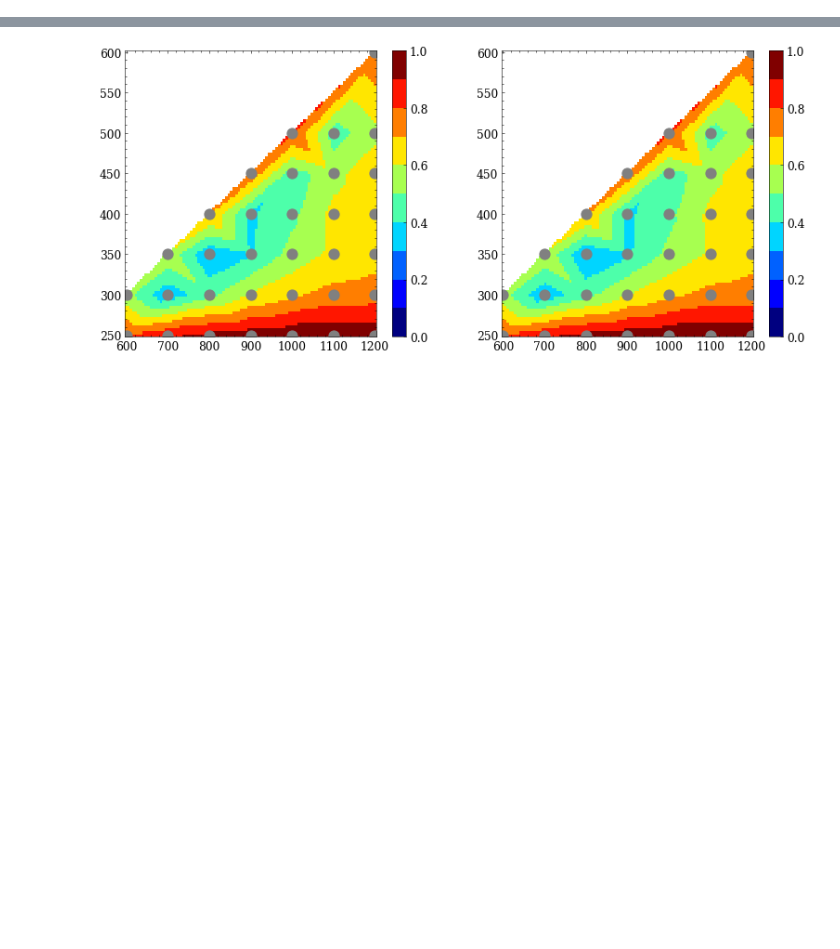
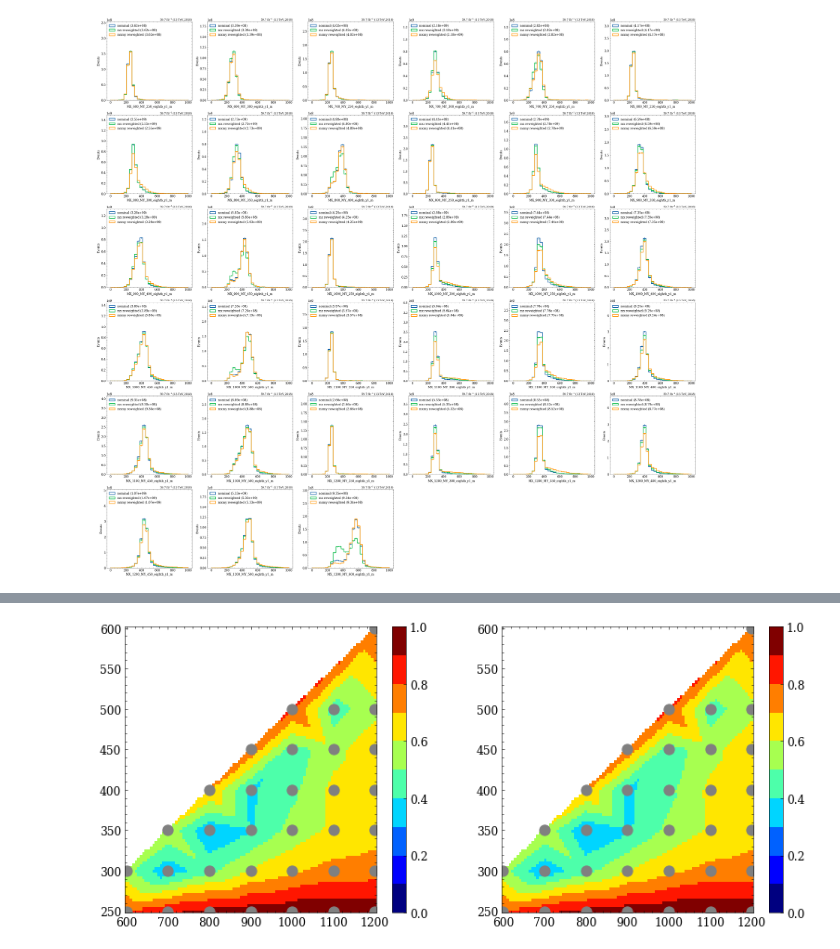
Before and after one commit to ekoenig4/analysis, a Jupyter notebook: jupyter/feynnet/x_yy_4h_8b/signal_reduction.ipynb, the cells around one changed output, grey strips where cells are left out. Drawn from its saved outputs; the diff is of its cells as text; code cells hidden in the pictures; blank space fills up the shorter version.

```diff
--- a/jupyter/feynnet/x_yy_4h_8b/signal_reduction.ipynb
+++ b/jupyter/feynnet/x_yy_4h_8b/signal_reduction.ipynb
@@ -37,0 +83,12 @@ for i in range(4):
+# %%
+masses = list(map(lambda f: re.findall(r'MX_\d+_MY_\d+', f)[0], fc.eightb.feynnet_signal_list))
+# %%
+study.h_quick(
+    [nominal, mx_reweight, mxmy_reweight],
+    label=['nominal','mx reweighted','mxmy reweighted'],
+    stacked=False,
+    varlist=[f'{mass}_eightb_y1_m' for mass in masses]+[None]*3,
+    legend=True,
+)
+# %% [output]
+[figure, added]
```
Also changed, not shown: parts of 6 cells of this notebook, 5 other files.
